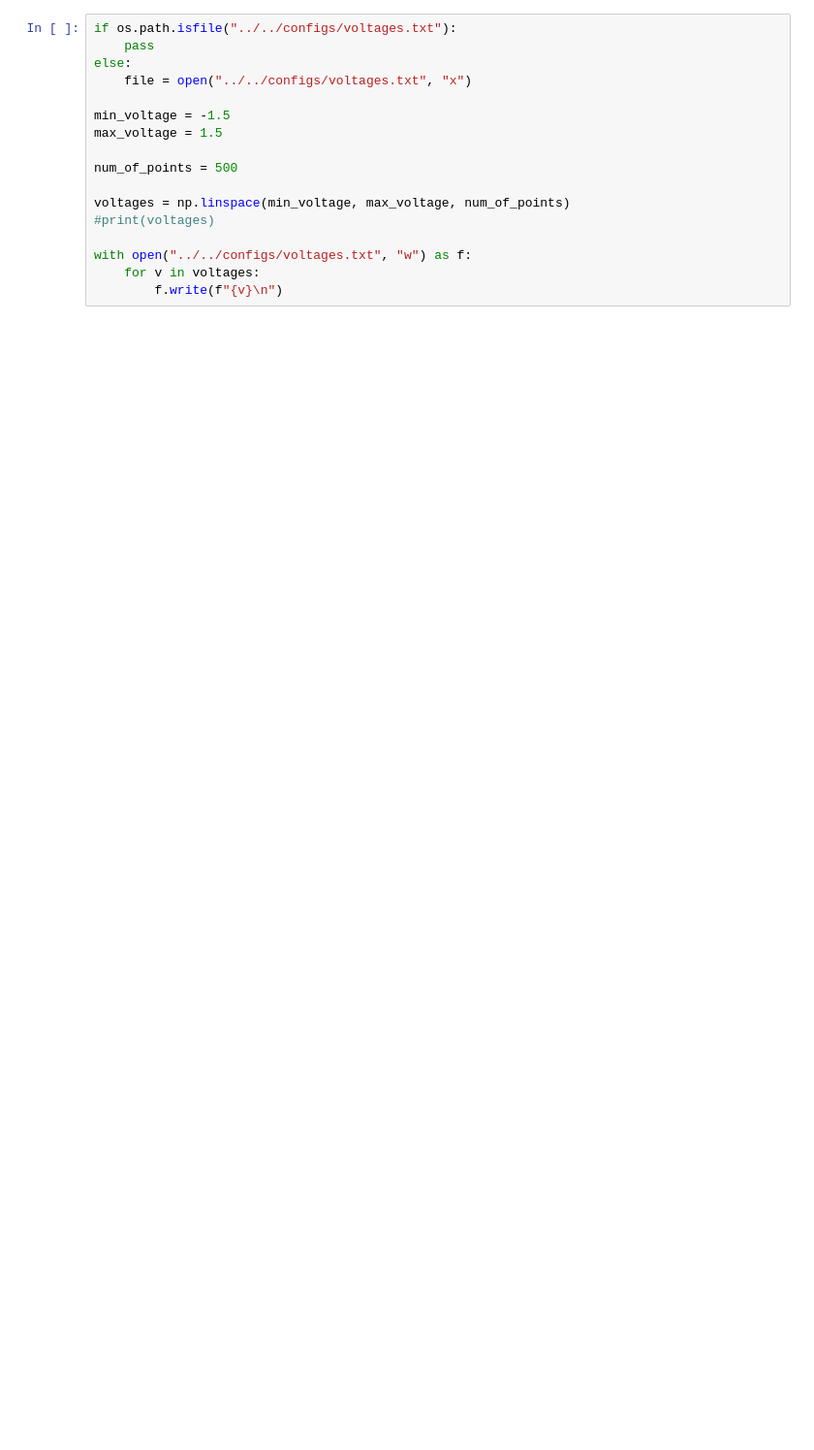
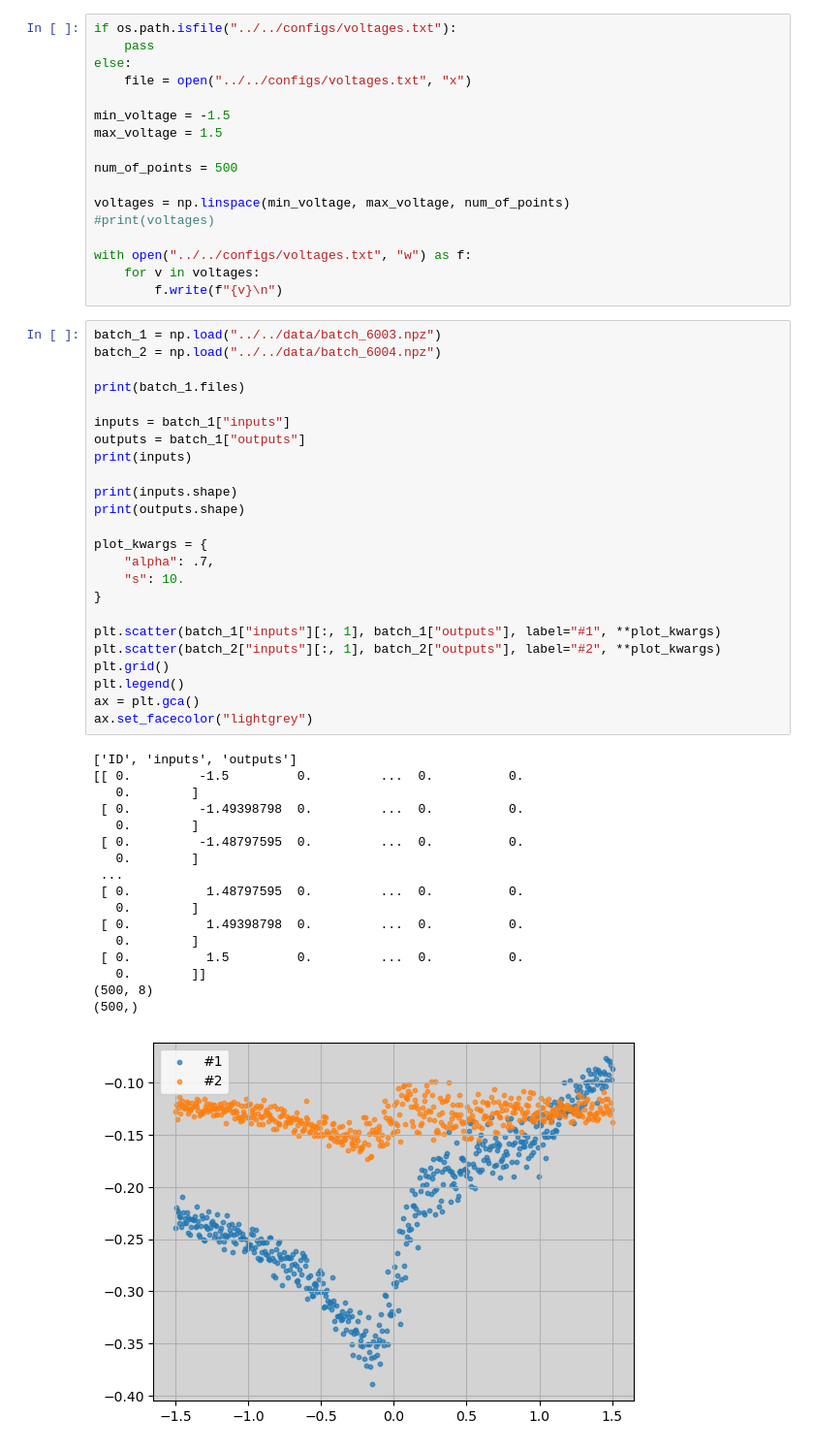
Before and after one commit to jwass1997/kmc_project, a Jupyter notebook: scripts/python_scripts/visualize.ipynb, the cells around one changed output. Shown at 97% size. Saved outputs shown, nothing was run; the diff lists cells and outputs as text; blank space fills up the shorter version.

```diff
--- a/scripts/python_scripts/visualize.ipynb
+++ b/scripts/python_scripts/visualize.ipynb
@@ -110,3 +108,45 @@ voltages = np.linspace(min_voltage, max_voltage, num_of_points)
 with open("../../configs/voltages.txt", "w") as f:
     for v in voltages:
         f.write(f"{v}\n")
+# %%
+batch_1 = np.load("../../data/batch_6003.npz")
+batch_2 = np.load("../../data/batch_6004.npz")
+
+print(batch_1.files)
+
+inputs = batch_1["inputs"]
+outputs = batch_1["outputs"]
+print(inputs)
+
+print(inputs.shape)
+print(outputs.shape)
+
+plot_kwargs = {
+    "alpha": .7,
+    "s": 10.
+}
+
+plt.scatter(batch_1["inputs"][:, 1], batch_1["outputs"], label="#1", **plot_kwargs)
+plt.scatter(batch_2["inputs"][:, 1], batch_2["outputs"], label="#2", **plot_kwargs)
+plt.grid()
+plt.legend()
+ax = plt.gca()
+ax.set_facecolor("lightgrey")
+# %% [output]
+['ID', 'inputs', 'outputs']
+[[ 0.         -1.5         0.         ...  0.          0.
+   0.        ]
+ [ 0.         -1.49398798  0.         ...  0.          0.
+   0.        ]
+ [ 0.         -1.48797595  0.         ...  0.          0.
+   0.        ]
+ ...
+ [ 0.          1.48797595  0.         ...  0.          0.
+   0.        ]
+ [ 0.          1.49398798  0.         ...  0.          0.
+   0.        ]
+ [ 0.          1.5         0.         ...  0.          0.
+   0.        ]]
+(500, 8)
+(500,)
+[figure, added]
```
Also changed, not shown: parts of 3 cells of this notebook, 14 other files.
